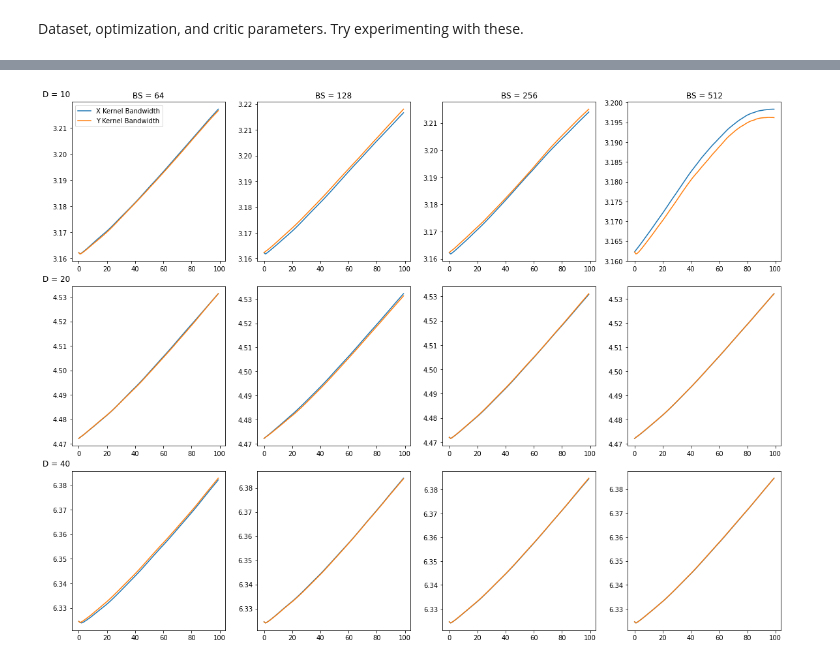
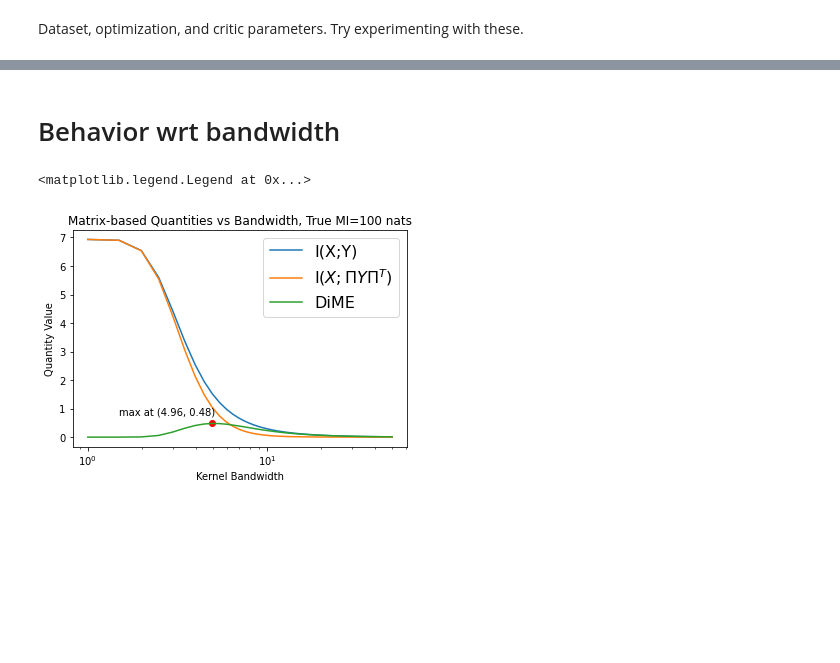
Before and after one commit to uk-cliplab/DiME, a Jupyter notebook: variational_mi_bounds/variational_bounds.ipynb, the cells around one changed output, grey strips where cells are left out. Drawn from its saved outputs; the diff is of its cells as text; code cells hidden in the pictures; blank space fills up the shorter version.

```diff
--- a/variational_mi_bounds/variational_bounds.ipynb
+++ b/variational_mi_bounds/variational_bounds.ipynb
@@ -756,35 +1027,32 @@ fig.show()
-# %%
-"""
-PLOT THE SIGMAS
-"""
-
-size_list = ['64', '128', '256', '512', '1024']
-dims_list = ['10', '20', '40']
-
-rows = ['D = {}'.format(col) for col in dims_list]
-cols = ['BS = {}'.format(row) for row in size_list]
-
-fig, axes = plt.subplots(nrows=len(rows), ncols=len(cols), figsize=(16, 12))
-
-for ax, col in zip(axes[0], cols):
-    ax.set_title(col)
-
-for ax, row in zip(axes[:,0], rows):
-    ax.set_ylabel(row, rotation=0, size='large')
-    ax.yaxis.set_label_coords(-0.1,1.02)
-
-for i in range(len(rows)):
-    for j in range(len(cols)):
-        data_params['dim'] = int(dims_list[i])
-        data_params['batch_size'] = int(size_list[j])
-
-        sigx, sigy = sigs[i][j]
-        axt = axes[i][j]
-        axt.plot(sigx, label='X Kernel Bandwidth')
-        axt.plot(sigy, label='Y Kernel Bandwidth')
-
-axes[0,0].legend()
-plt.tight_layout()
-fig.show()
-# %% [output]
-[figure, removed]
+# %% [markdown]
+# Behavior wrt bandwidth
+# %%
+rho = mi_to_rho(20, 100)
+x, y = sample_correlated_gaussian(batch_size=1024, dim=20, rho=rho)
+
+x = torch.from_numpy(x.numpy()).cuda()
+y = torch.from_numpy(y.numpy()).cuda()
+
+sigma = np.linspace(1, 50, 100)
+mbmi_paired = [itl.matrixAlphaMutualInformation(ku.gaussianKernel(x, x, s), ku.gaussianKernel(y, y, s), alpha=1.01) for s in sigma]
+mbmi_unpaired = [itl.matrixAlphaMutualInformation(ku.gaussianKernel(x, x, s), dent.permuteGram(ku.gaussianKernel(y, y, s)), alpha=1.01) for s in sigma]
+dime = [abs(mbmi_paired[i] - mbmi_unpaired[i]) for i in range(100)]
+
+dime_maxy = max(dime).item()
+dime_maxpos = dime.index(dime_maxy)
+dime_maxsigma = sigma[dime_maxpos]
+
+plt.plot(dime_maxsigma, dime_maxy, 'ro')
+plt.text(1.5, dime_maxy+0.3, 'max at (%.2f, %.2f)' % (dime_maxsigma, dime_maxy))
+
+plt.xscale('log')
+plt.plot(sigma, mbmi_paired, label='I(X;Y)')
+plt.plot(sigma, mbmi_unpaired, label=r'I$(X;\Pi Y \Pi^T)$')
+plt.plot(sigma, dime, label='DiME')
+plt.title('Matrix-based Quantities vs Bandwidth, True MI=100 nats')
+plt.xlabel('Kernel Bandwidth')
+plt.ylabel('Quantity Value')
+plt.legend(prop={'size': 16})
+# %% [output]
+<matplotlib.legend.Legend at 0x...>
+[figure, added]
```
Also changed, not shown: parts of 30 cells of this notebook, 2 other files.
